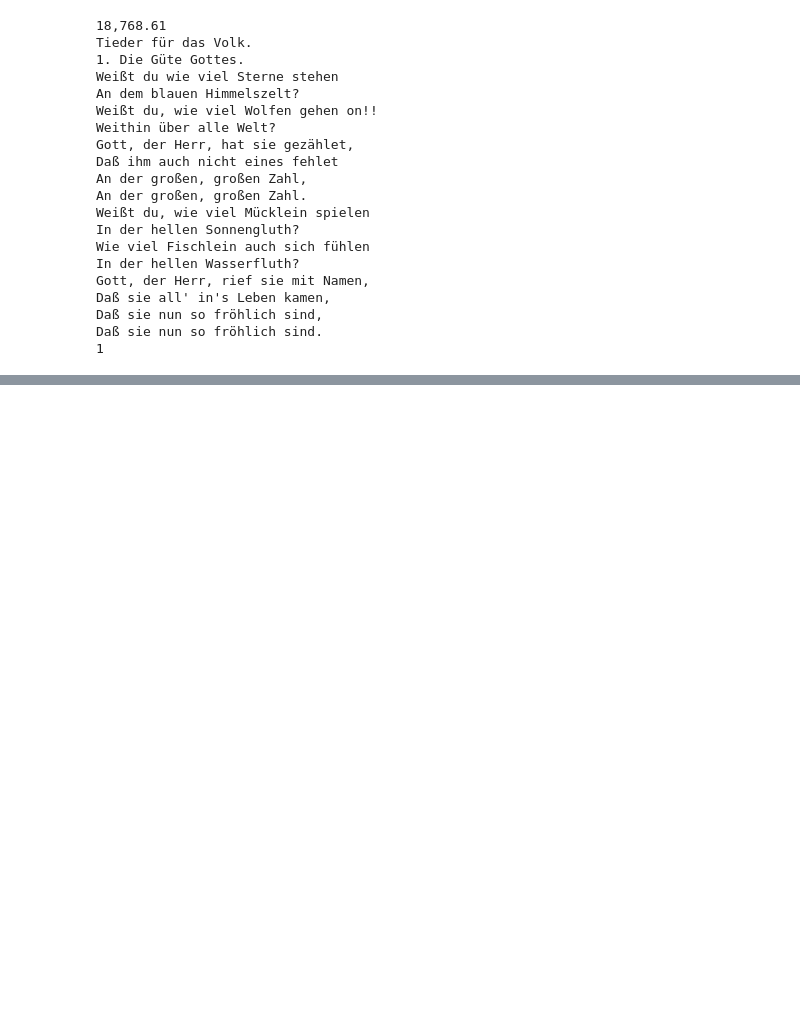
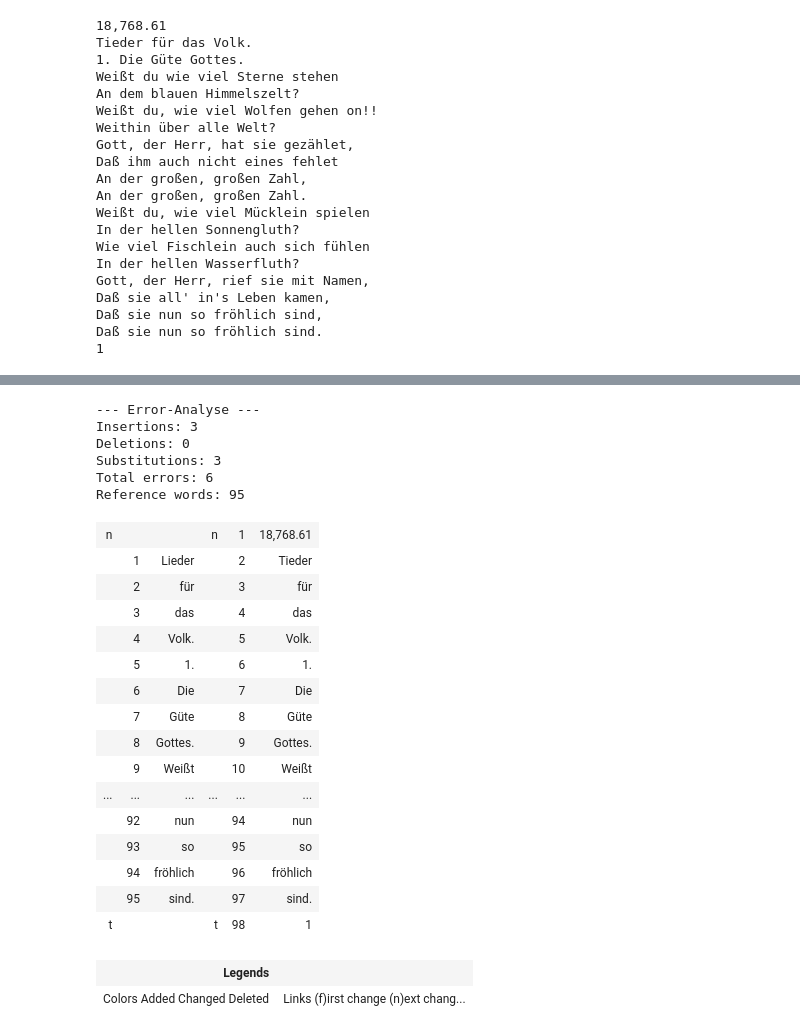
Before and after one commit to NbtKmy/comparing-ocr, a Jupyter notebook: notebooks/google_vision.ipynb, the cells around one changed output, grey strips where cells are left out. Cells and saved outputs as stored; diff of their text form; code cells hidden in the pictures; blank space fills up the shorter version.

```diff
--- a/notebooks/google_vision.ipynb
+++ b/notebooks/google_vision.ipynb
@@ -22,13 +27,10 @@ service_account_info_json = os.environ["GOOGLE_APPLICATION_CREDENTIALS"]
 # %%
 
+#service_account_info = json.loads(base64.b64decode(b64))
+service_account_info = json.loads(g_json)
 
-if service_account_info_json:
-    service_account_info = json.loads(service_account_info_json)
-    credentials = service_account.Credentials.from_service_account_info(service_account_info)
-    client = vision.ImageAnnotatorClient(credentials=credentials)
-else:
-    print("Warning: GOOGLE_APPLICATION_CREDENTIALS not found in environment. Attempting default authentication.")
-    client = vision.ImageAnnotatorClient()
+credentials = service_account.Credentials.from_service_account_info(service_account_info)
+client = vision.ImageAnnotatorClient(credentials=credentials)
 # %%
 with open(image_path, "rb") as image_file:
         content = image_file.read()
@@ -39,6 +41,7 @@ texts = response.text_annotations
 
 if texts:
     text = texts[0]
+    prediction = text.description
     print(text.description)
 
 else:
@@ -64,3 +67,12 @@ Daß sie all' in's Leben kamen,
 Daß sie nun so fröhlich sind,
 Daß sie nun so fröhlich sind.
 1
+# %%
+with open("../data/test_1.txt", encoding="utf-8") as f:
+    gt = f.read()
+# %%
+# Vor der Fehlerberechnung entfernen wir Zeilenumbrüche und Leer-Zeichen (Sonst werden sie eventuell als Fehler mitgezählt)
+p_x = re.sub("[\n]+", " ", prediction)
+p_y = re.sub(r"[\s]+", " ", p_x)
+gt_x = re.sub("[\n]+", " ", gt)
+gt_y = re.sub(r"[\s]+", " ", gt_x)
@@ -66,0 +96,48 @@ Daß sie nun so fröhlich sind.
+# %%
+transformation = jiwer.process_words(
+    gt_y,
+    p_y
+)
+
+
+
+print("\n--- Error-Analyse ---")
+print(f"Insertions: {transformation.insertions}")
+print(f"Deletions: {transformation.deletions}")
+print(f"Substitutions: {transformation.substitutions}")
+
+total_errors = transformation.insertions + transformation.deletions + transformation.substitutions
+print(f"Total errors: {total_errors}")
+
+reference_words = len(gt_y.split())
+print(f"Reference words: {reference_words}")
+# %% [output]
+--- Error-Analyse ---
+Insertions: 3
+Deletions: 0
+Substitutions: 3
+Total errors: 6
+Reference words: 95
+# %%
+df = difflib.HtmlDiff()
+res = df.make_file(gt_y.split(), p_y.split(),)
+display(HTML(res))
+# %% [output]
+| n |  |  | n | 1 | 18,768.61 |
+|  | 1 | Lieder |  | 2 | Tieder |
+|  | 2 | für |  | 3 | für |
+|  | 3 | das |  | 4 | das |
+|  | 4 | Volk. |  | 5 | Volk. |
+|  | 5 | 1. |  | 6 | 1. |
+|  | 6 | Die |  | 7 | Die |
+|  | 7 | Güte |  | 8 | Güte |
+|  | 8 | Gottes. |  | 9 | Gottes. |
+|  | 9 | Weißt |  | 10 | Weißt |
+| ... | ... | ... | ... | ... | ... |
+|  | 92 | nun |  | 94 | nun |
+|  | 93 | so |  | 95 | so |
+|  | 94 | fröhlich |  | 96 | fröhlich |
+|  | 95 | sind. |  | 97 | sind. |
+| t |  |  | t | 98 | 1 |
+| Legends |  |
+| Colors Added Changed Deleted | Links (f)irst change (n)ext chang... |
```
Also changed, not shown: parts of 3 cells of this notebook, 14 other files.
